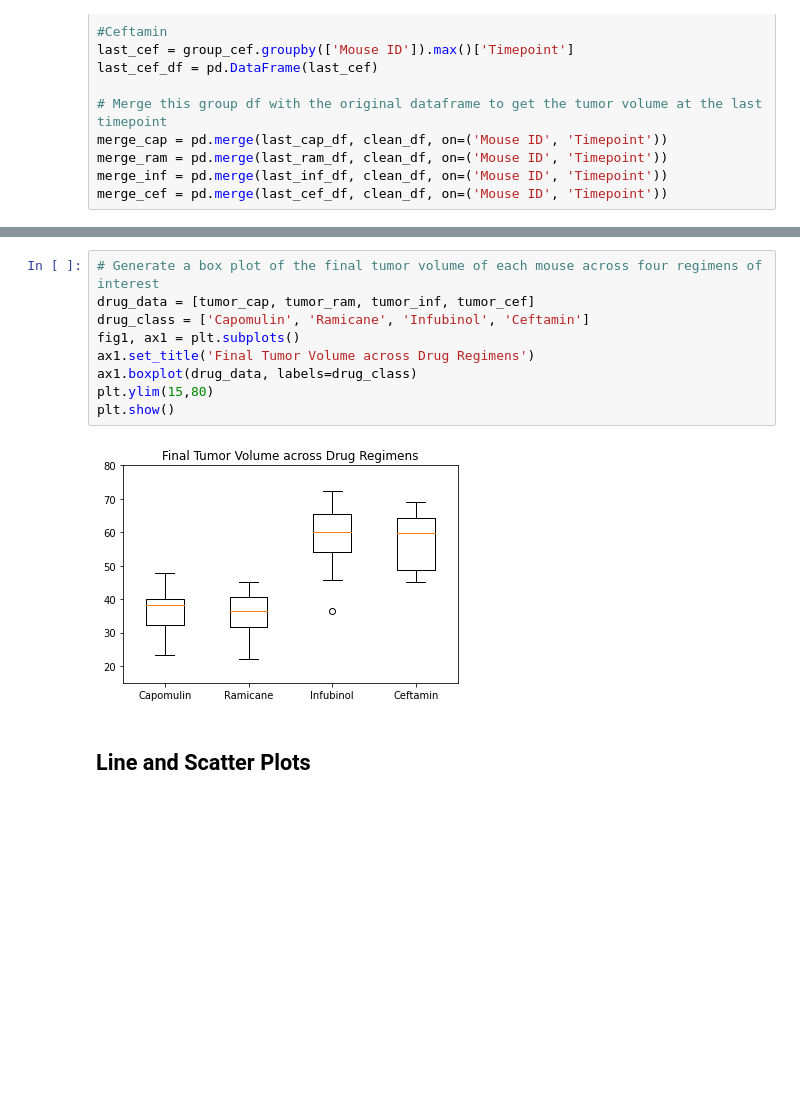
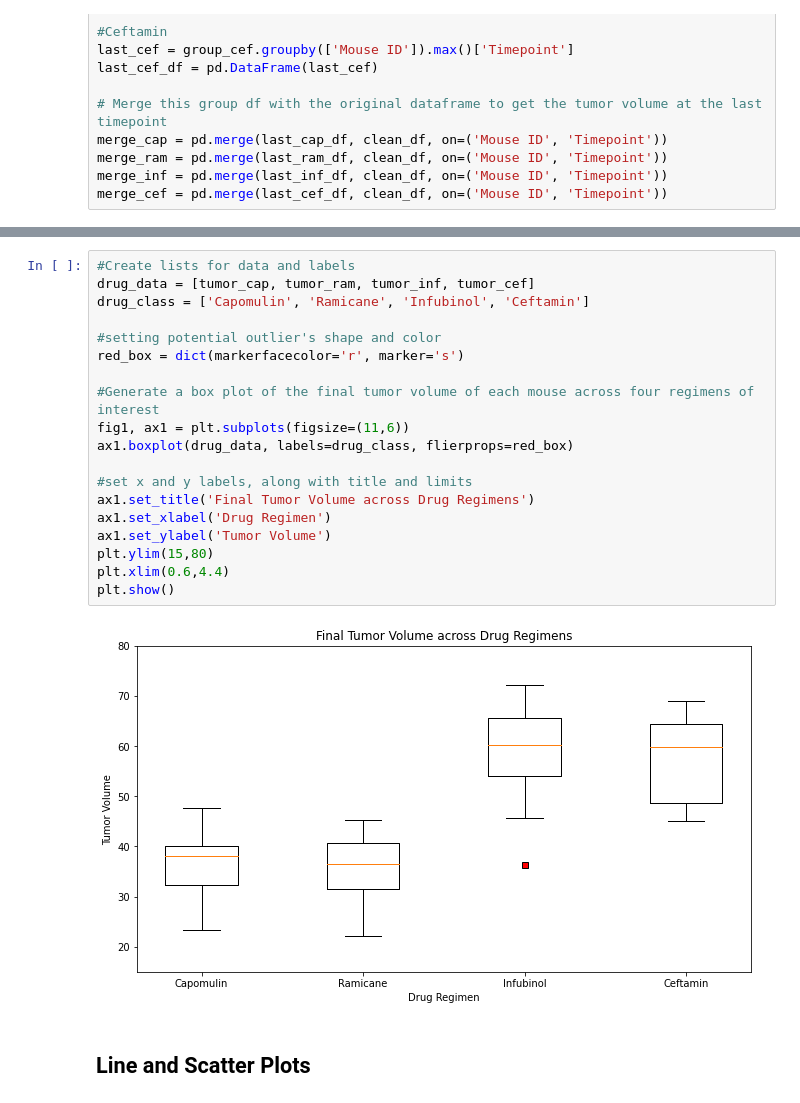
Before and after one commit to alexmartinez1745/Animal-Study-MatPlotLib, a Jupyter notebook: Pymaceuticals/pymaceuticals_starter.ipynb, the cells around one changed output, grey strips where cells are left out. Drawn from its saved outputs; the diff is of its cells as text; blank space fills up the shorter version.

Commit message:
formatting box plot

```diff
--- a/Pymaceuticals/pymaceuticals_starter.ipynb
+++ b/Pymaceuticals/pymaceuticals_starter.ipynb
@@ -343,16 +358,26 @@ The inner quartile range for Ceftamin's final tumor size: 15.577752179999997
 Values below 25.355449580000002 could be potential outliers for the Capomulin regimen.
 Values above 87.66645829999999 could be potential outliers for the Capomulin regimen.
 # %%
-# Generate a box plot of the final tumor volume of each mouse across four regimens of interest
+#Create lists for data and labels
 drug_data = [tumor_cap, tumor_ram, tumor_inf, tumor_cef]
 drug_class = ['Capomulin', 'Ramicane', 'Infubinol', 'Ceftamin']
-fig1, ax1 = plt.subplots()
+
+#setting potential outlier's shape and color
+red_box = dict(markerfacecolor='r', marker='s')
+
+#Generate a box plot of the final tumor volume of each mouse across four regimens of interest
+fig1, ax1 = plt.subplots(figsize=(11,6))
+ax1.boxplot(drug_data, labels=drug_class, flierprops=red_box)
+
+#set x and y labels, along with title and limits
 ax1.set_title('Final Tumor Volume across Drug Regimens')
-ax1.boxplot(drug_data, labels=drug_class)
+ax1.set_xlabel('Drug Regimen')
+ax1.set_ylabel('Tumor Volume')
 plt.ylim(15,80)
+plt.xlim(0.6,4.4)
 plt.show()
 # %% [output]
-[figure, old version]
+[figure, new version]
 # %% [markdown]
 ## Line and Scatter Plots
 # %%
```
Also changed, not shown: parts of 4 cells of this notebook.
